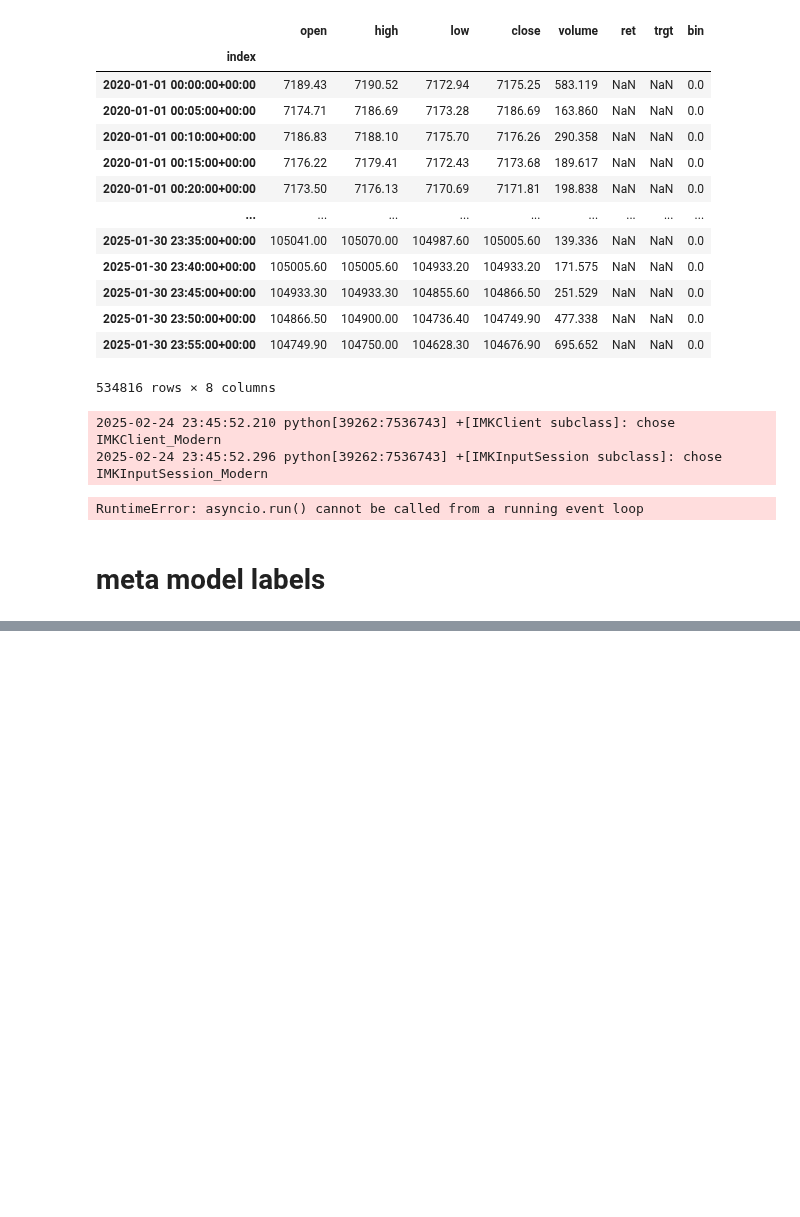
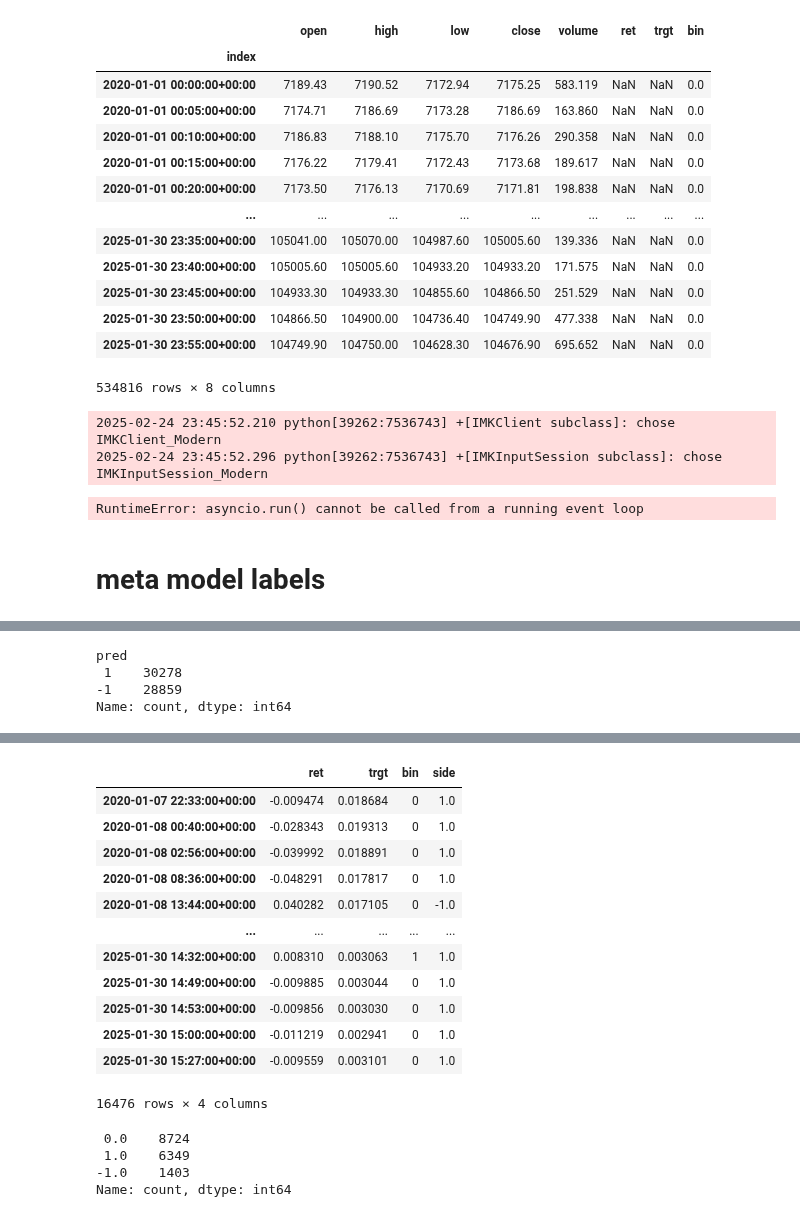
Before and after one commit to ArtiPyHeart/jesse-trade, a Jupyter notebook: label_grid.ipynb, the cells around one changed output, grey strips where cells are left out. Saved outputs shown, nothing was run; the diff lists cells and outputs as text; code cells hidden in the pictures; blank space fills up the shorter version.

```diff
--- a/label_grid.ipynb
+++ b/label_grid.ipynb
@@ -495,0 +547,11 @@ side_full_df.shape
+# %%
+side_full_df["pred"].value_counts()
+# %% [output]
+pred
+ 1    30278
+-1    28859
+Name: count, dtype: int64
+# %%
+meta_labels = labeler.meta_labels(side_full_df, pt=pt, sl=sl, target_ret=target_ret)
+meta_labels
+# %% [output]
@@ -495,0 +559,20 @@ side_full_df.shape
+|  | ret | trgt | bin | side |
+| 2020-01-07 22:33:00+00:00 | -0.009474 | 0.018684 | 0 | 1.0 |
+| 2020-01-08 00:40:00+00:00 | -0.028343 | 0.019313 | 0 | 1.0 |
+| 2020-01-08 02:56:00+00:00 | -0.039992 | 0.018891 | 0 | 1.0 |
+| 2020-01-08 08:36:00+00:00 | -0.048291 | 0.017817 | 0 | 1.0 |
+| 2020-01-08 13:44:00+00:00 | 0.040282 | 0.017105 | 0 | -1.0 |
+| ... | ... | ... | ... | ... |
+| 2025-01-30 14:32:00+00:00 | 0.008310 | 0.003063 | 1 | 1.0 |
+| 2025-01-30 14:49:00+00:00 | -0.009885 | 0.003044 | 0 | 1.0 |
+| 2025-01-30 14:53:00+00:00 | -0.009856 | 0.003030 | 0 | 1.0 |
+| 2025-01-30 15:00:00+00:00 | -0.011219 | 0.002941 | 0 | 1.0 |
+| 2025-01-30 15:27:00+00:00 | -0.009559 | 0.003101 | 0 | 1.0 |
+16476 rows × 4 columns
+# %%
+(meta_labels["bin"] * meta_labels["side"]).value_counts()
+# %% [output]
+ 0.0    8724
+ 1.0    6349
+-1.0    1403
+Name: count, dtype: int64
```
Also changed, not shown: parts of 22 cells of this notebook, 3 other files.
